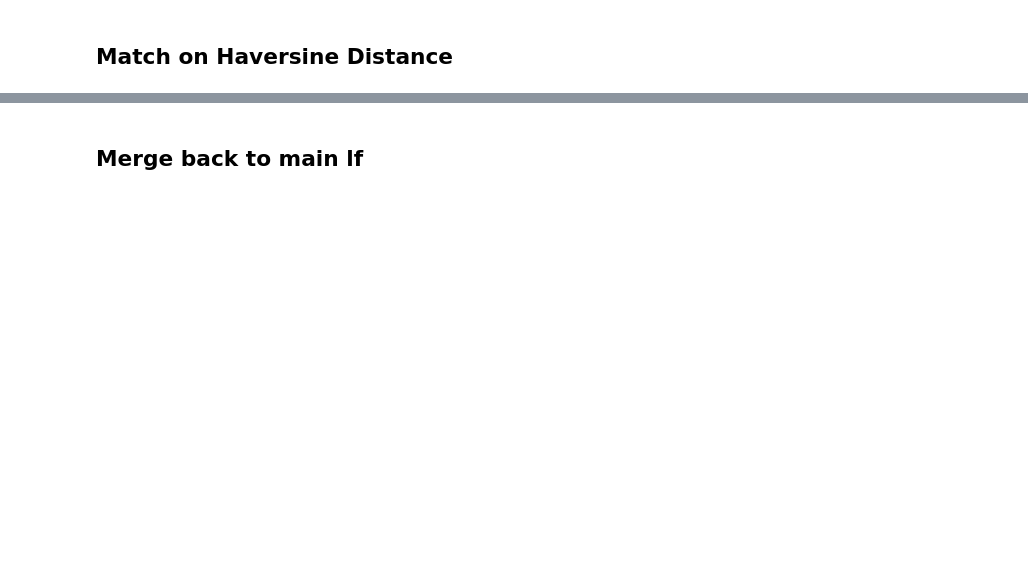
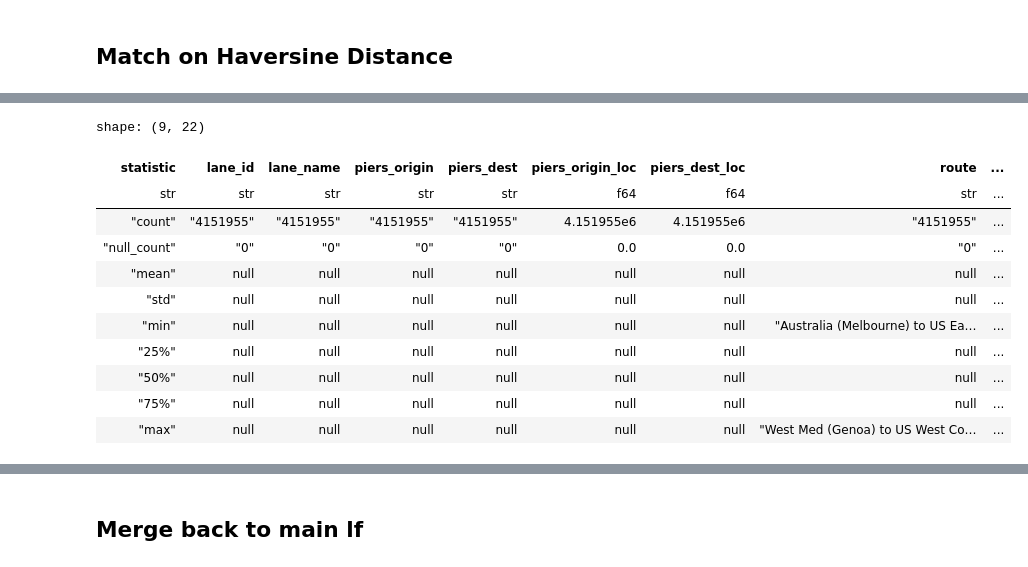
Before and after one commit to epistemetrica/Ocean-Carrier-Alliances-Project, a Jupyter notebook: analysis/lane_matching.ipynb, the cells around one changed output, grey strips where cells are left out. Cells and saved outputs as stored; diff of their text form; code cells hidden in the pictures; blank space fills up the shorter version.

Commit message:
dev lane matching nb

```diff
--- a/analysis/lane_matching.ipynb
+++ b/analysis/lane_matching.ipynb
@@ -87,7 +60,7 @@ main_lf = (
 # %%
 #get piers_lanes_df (used to merge back into main_lf)
 piers_lanes_df = (
-    main_lf
+    exports_lf
     #select columns
     .select('lane_id', 'lane_name', 'origin_territory', 'departure_port_name',
             'coast_region', 'dest_territory', 'arrival_port_name', 'direction')
@@ -321,2 +255,7 @@ skipping
 # %% [markdown]
 ## Match on Haversine Distance
+# %%
+#%%script echo skipping
+#load previously geocoded data
+drewery_ports_df = pl.read_parquet('../data/misc/drewery_port_geolocations.parquet').to_pandas()
+piers_ports_df = pl.read_parquet('../data/misc/piers_port_geolocations.parquet').to_pandas()
@@ -322,0 +385,17 @@ skipping
+# %%
+matched_df = (
+    #cross join piers and drewery tables
+    piers_loc_lanes_df.join(drewery_loc_lanes_df, how='cross')
+    #split coordinates
+    .with_columns(
+        piers_origin_lat = pl.col('piers_origin_loc').list[0],
+        piers_origin_long = pl.col('piers_origin_loc').list[1],
+        piers_dest_lat = pl.col('piers_dest_loc').list[0],
+        piers_dest_long = pl.col('piers_dest_loc').list[1],
+        drewery_origin_lat = pl.col('drewery_origin_loc').list[0],
+        drewery_origin_long = pl.col('drewery_origin_loc').list[1],
+        drewery_dest_lat = pl.col('drewery_dest_loc').list[0],
+        drewery_dest_long = pl.col('drewery_dest_loc').list[1]
+    )
+)
+matched_df.head()
@@ -323 +411,34 @@ skipping
+# %%
+df = (
+    matched_df
+    .with_columns(
+        origin_dist = 2*6378.1*(
+            ((((((pl.col('piers_origin_lat')-pl.col('drewery_origin_lat'))/2).sin())**2)+
+                                  pl.col('drewery_origin_lat').cos()*pl.col('piers_origin_lat')*
+                                  ((((pl.col('piers_origin_long')-pl.col('drewery_origin_long'))/2).sin())**2))
+                                  .sqrt())
+                                  .arcsin()),
+        dest_dist = 2*6378.1*(
+            ((((((pl.col('piers_dest_lat')-pl.col('drewery_dest_lat'))/2).sin())**2)+
+                                  pl.col('drewery_dest_lat').cos()*pl.col('piers_dest_lat')*
+                                  ((((pl.col('piers_dest_long')-pl.col('drewery_dest_long'))/2).sin())**2))
+                                  .sqrt())
+                                  .arcsin())
+    )
+)
+# %%
+df.fill_nan(None).describe()
+# %% [output]
+shape: (9, 22)
+| statistic | lane_id | lane_name | piers_origin | piers_dest | piers_origin_loc | piers_dest_loc | route | ... |
+| str | str | str | str | str | f64 | f64 | str | ... |
+| "count" | "4151955" | "4151955" | "4151955" | "4151955" | 4.151955e6 | 4.151955e6 | "4151955" | ... |
+| "null_count" | "0" | "0" | "0" | "0" | 0.0 | 0.0 | "0" | ... |
+| "mean" | null | null | null | null | null | null | null | ... |
+| "std" | null | null | null | null | null | null | null | ... |
+| "min" | null | null | null | null | null | null | "Australia (Melbourne) to US Ea… | ... |
+| "25%" | null | null | null | null | null | null | null | ... |
+| "50%" | null | null | null | null | null | null | null | ... |
+| "75%" | null | null | null | null | null | null | null | ... |
+| "max" | null | null | null | null | null | null | "West Med (Genoa) to US West Co… | ... |
 # %%
```
Also changed, not shown: parts of 29 cells of this notebook.
